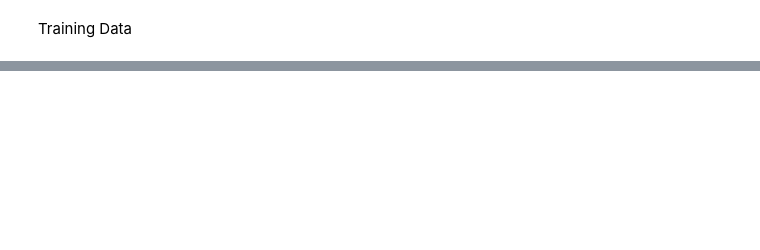
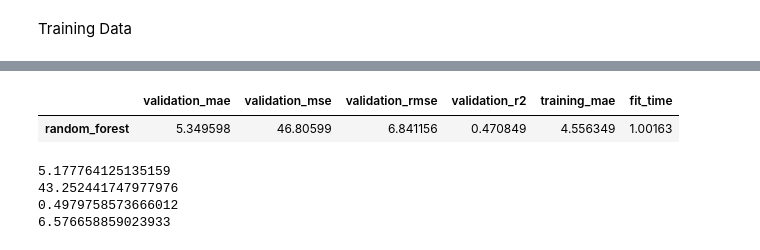
Before and after one commit to amineelhailaa/DeliveryETL, a Jupyter notebook: notebooks/01_delivery_eta.ipynb, the cells around one changed output, grey strips where cells are left out. Saved outputs shown, nothing was run; the diff lists cells and outputs as text; code cells hidden in the pictures; blank space fills up the shorter version.

```diff
--- a/notebooks/01_delivery_eta.ipynb
+++ b/notebooks/01_delivery_eta.ipynb
@@ -362,0 +405,15 @@ ytest: (8391,)
+# %%
+from sklearn.metrics import mean_absolute_error, mean_squared_error, r2_score, root_mean_squared_error
+
+display(cv_df.T.head(1))
+print( mean_absolute_error(y_test, test))
+print( mean_squared_error(y_test, test))
+print( r2_score(y_test, test))
+print( root_mean_squared_error(y_test, test))
+# %% [output]
+|  | validation_mae | validation_mse | validation_rmse | validation_r2 | training_mae | fit_time |
+| random_forest | 5.349598 | 46.80599 | 6.841156 | 0.470849 | 4.556349 | 1.00163 |
+5.177764125135159
+43.252441747977976
+0.4979758573666012
+6.576658859023933
```
Also changed, not shown: parts of 6 cells of this notebook.
